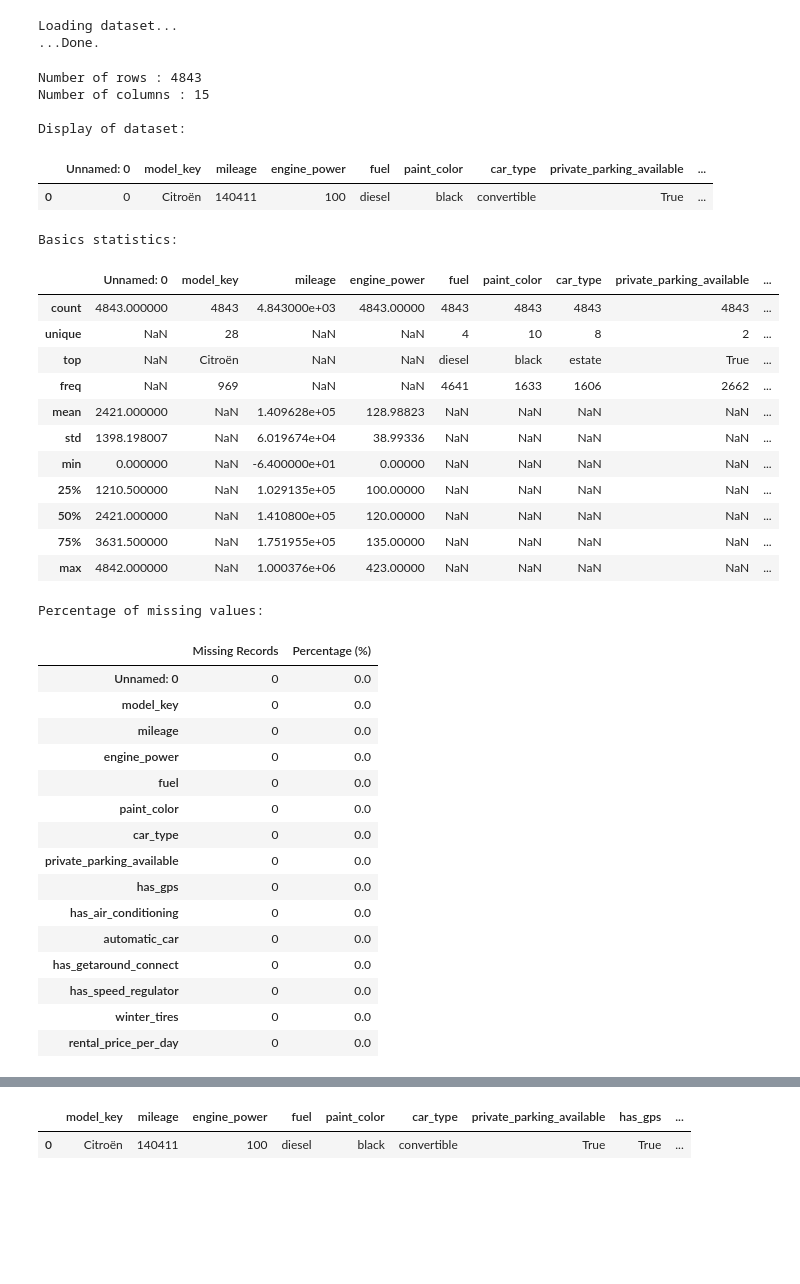
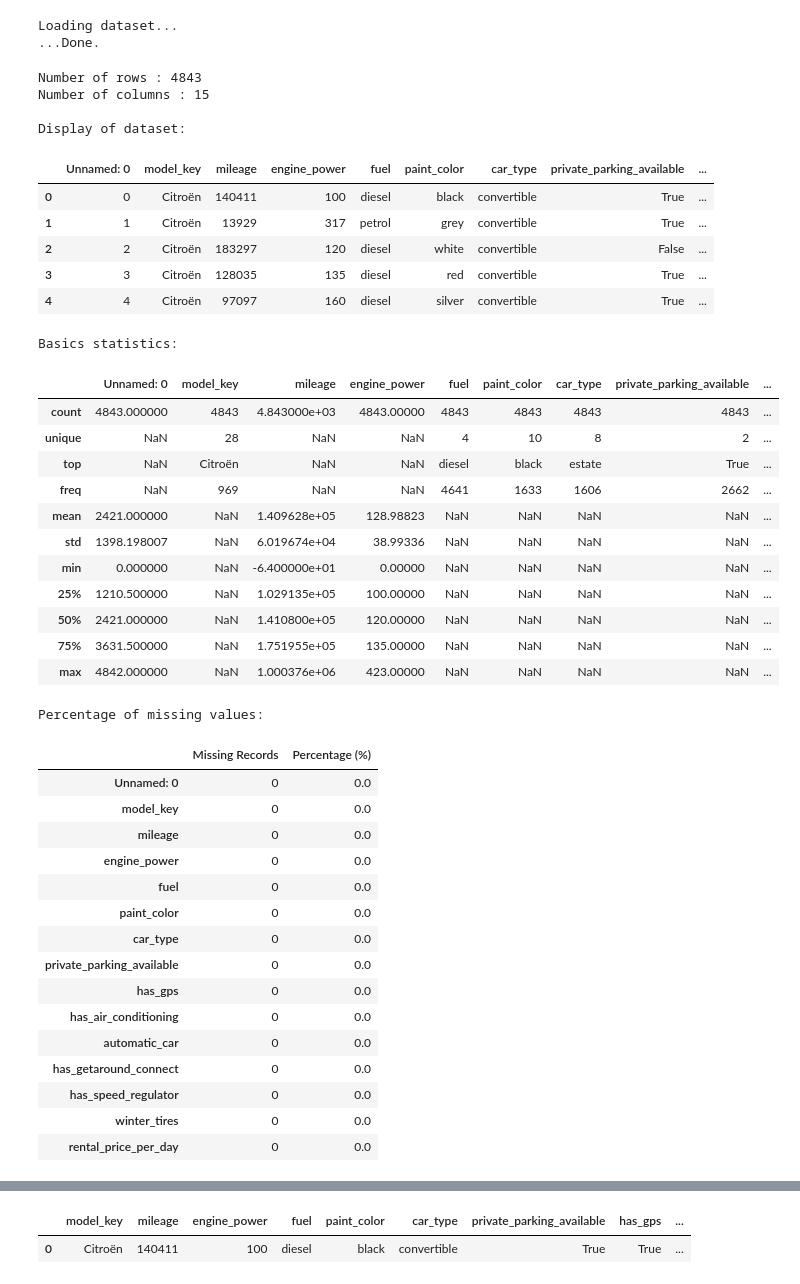
Before and after one commit to loft897/GetAround, a Jupyter notebook: getaround_analysis_pricing.ipynb, the cells around one changed output, grey strips where cells are left out. Drawn from its saved outputs; the diff is of its cells as text; code cells hidden in the pictures; blank space fills up the shorter version.

```diff
--- a/getaround_pricing.ipynb
+++ b/getaround_analysis_pricing.ipynb
@@ -47,7 +30,8 @@ warnings.filterwarnings("ignore", category=DeprecationWarning) # to avoid deprec
 # %%
 # Import dataset
 print("Loading dataset...")
-df = pd.read_csv("./assets/get_around_pricing_project.csv")  # sep = ";"
+# df = pd.read_csv("./assets/get_around_pricing_project.csv")  # sep = ";"
+pricing_df = pd.read_csv('assets/get_around_pricing_project.csv')
 print("...Done.")
 pd.set_option('display.max_columns', None)
 # %% [output]
@@ -55,29 +39,33 @@ Loading dataset...
 ...Done.
 # %%
 # Basic stats
-print("Number of rows : {}".format(df.shape[0]))
-print("Number of columns : {}".format(df.shape[1]))
+print("Number of rows : {}".format(pricing_df.shape[0]))
+print("Number of columns : {}".format(pricing_df.shape[1]))
 print()
 
 print("Display of dataset: ")
-display(df.head(1))
+display(pricing_df.head())
 print()
 
 print("Basics statistics: ")
-data_desc = df.describe(include='all')
+data_desc = pricing_df.describe(include='all')
 display(data_desc)
 print()
 
 print("Percentage of missing values: ")
 
-pd.concat([df.isnull().sum(), 100 * df.isnull().sum()/len(df)], axis=1).rename(columns={0:'Missing Records', 1:'Percentage (%)'})
+pd.concat([pricing_df.isnull().sum(), 100 * pricing_df.isnull().sum()/len(pricing_df)], axis=1).rename(columns={0:'Missing Records', 1:'Percentage (%)'})
 # %% [output]
 Number of rows : 4843
 Number of columns : 15
 
 Display of dataset:
 |  | Unnamed: 0 | model_key | mileage | engine_power | fuel | paint_color | car_type | private_parking_available | ... |
 | 0 | 0 | Citroën | 140411 | 100 | diesel | black | convertible | True | ... |
+| 1 | 1 | Citroën | 13929 | 317 | petrol | grey | convertible | True | ... |
+| 2 | 2 | Citroën | 183297 | 120 | diesel | white | convertible | False | ... |
+| 3 | 3 | Citroën | 128035 | 135 | diesel | red | convertible | True | ... |
+| 4 | 4 | Citroën | 97097 | 160 | diesel | silver | convertible | True | ... |
 Basics statistics:
 |  | Unnamed: 0 | model_key | mileage | engine_power | fuel | paint_color | car_type | private_parking_available | ... |
 | count | 4843.000000 | 4843 | 4.843000e+03 | 4843.00000 | 4843 | 4843 | 4843 | 4843 | ... |
```
Also changed, not shown: parts of 21 cells of this notebook, 2 other files.
